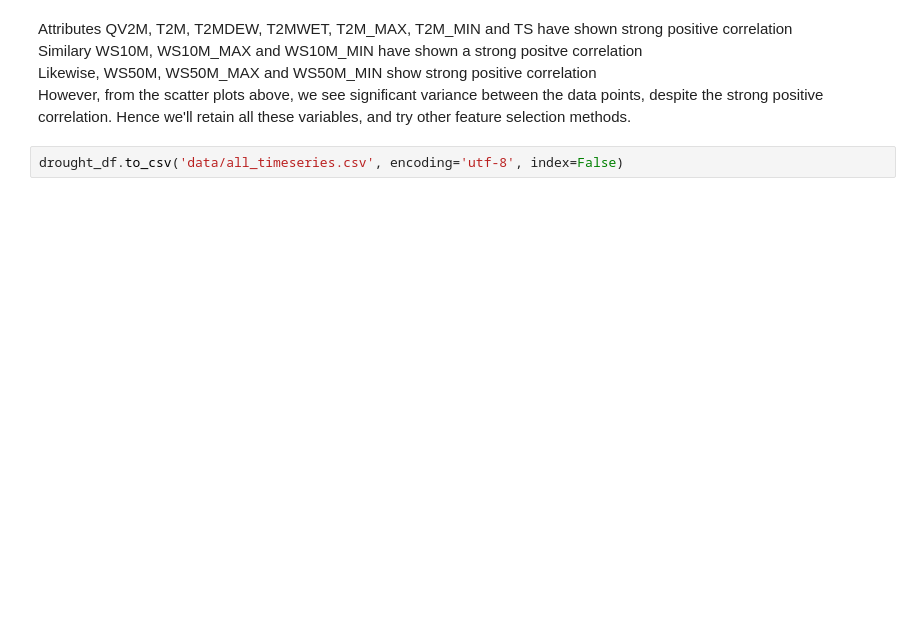
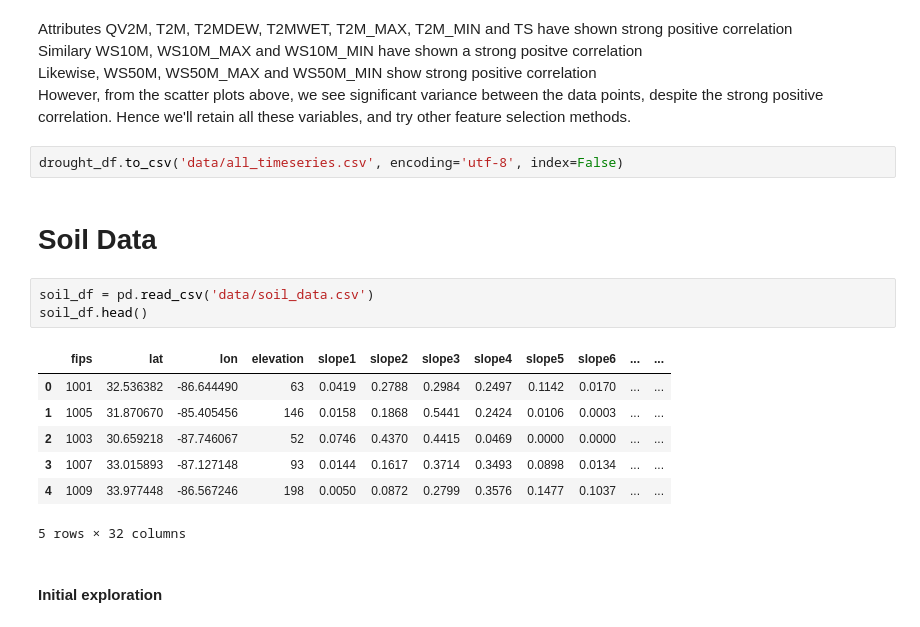
Before and after one commit to SantiagoEnriqueGA/drought_prediction_pytorch, a Jupyter notebook: droughtPrediction_EDA.ipynb, the cells around one changed output. Cells and saved outputs as stored; diff of their text form; blank space fills up the shorter version.

```diff
--- a/droughtPrediction_EDA.ipynb
+++ b/droughtPrediction_EDA.ipynb
@@ -355,3 +320,18 @@ Likewise, WS50M, WS50M_MAX and WS50M_MIN show strong positive correlation
 However, from the scatter plots above, we see significant variance between the data points, despite the strong positive correlation. Hence we'll retain all these variables, and try other feature selection methods.
 # %%
 drought_df.to_csv('data/all_timeseries.csv', encoding='utf-8', index=False)
+# %% [markdown]
+# Soil Data
+# %%
+soil_df = pd.read_csv('data/soil_data.csv')
+soil_df.head()
+# %% [output]
+|  | fips | lat | lon | elevation | slope1 | slope2 | slope3 | slope4 | slope5 | slope6 | ... | ... |
+| 0 | 1001 | 32.536382 | -86.644490 | 63 | 0.0419 | 0.2788 | 0.2984 | 0.2497 | 0.1142 | 0.0170 | ... | ... |
+| 1 | 1005 | 31.870670 | -85.405456 | 146 | 0.0158 | 0.1868 | 0.5441 | 0.2424 | 0.0106 | 0.0003 | ... | ... |
+| 2 | 1003 | 30.659218 | -87.746067 | 52 | 0.0746 | 0.4370 | 0.4415 | 0.0469 | 0.0000 | 0.0000 | ... | ... |
+| 3 | 1007 | 33.015893 | -87.127148 | 93 | 0.0144 | 0.1617 | 0.3714 | 0.3493 | 0.0898 | 0.0134 | ... | ... |
+| 4 | 1009 | 33.977448 | -86.567246 | 198 | 0.0050 | 0.0872 | 0.2799 | 0.3576 | 0.1477 | 0.1037 | ... | ... |
+5 rows × 32 columns
+# %% [markdown]
+#### Initial exploration
```
Also changed, not shown: parts of 21 cells of this notebook, 2 other files.
